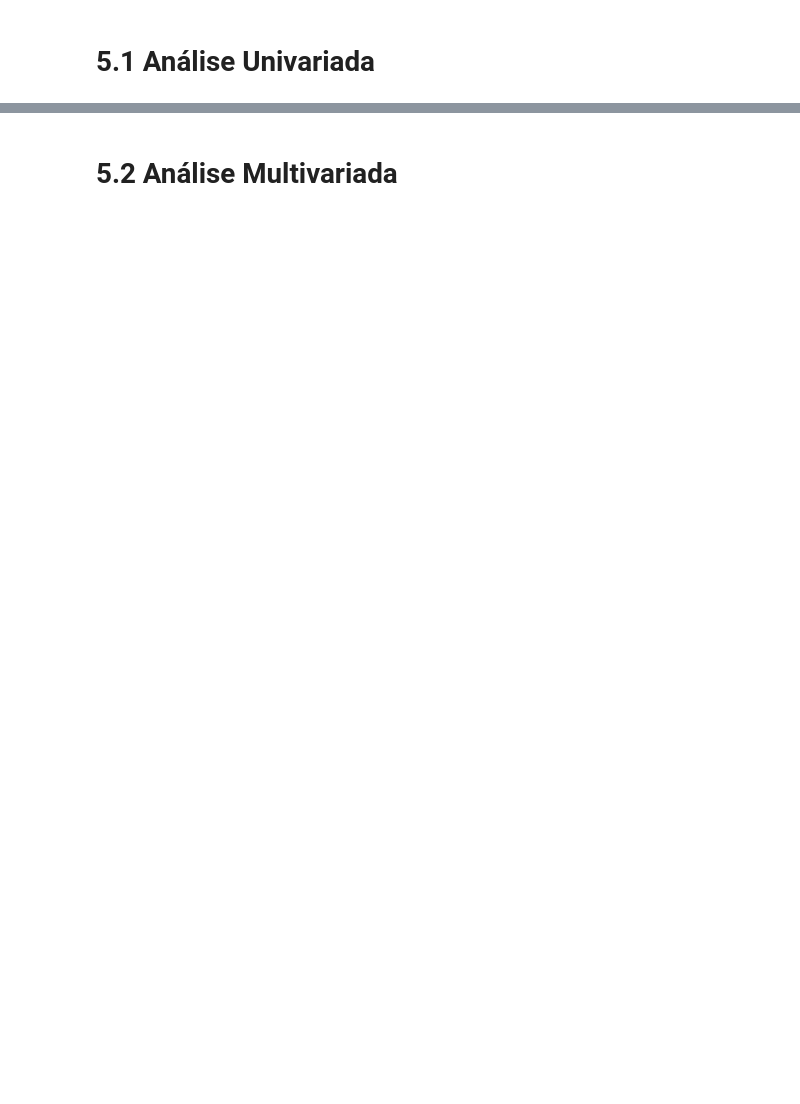
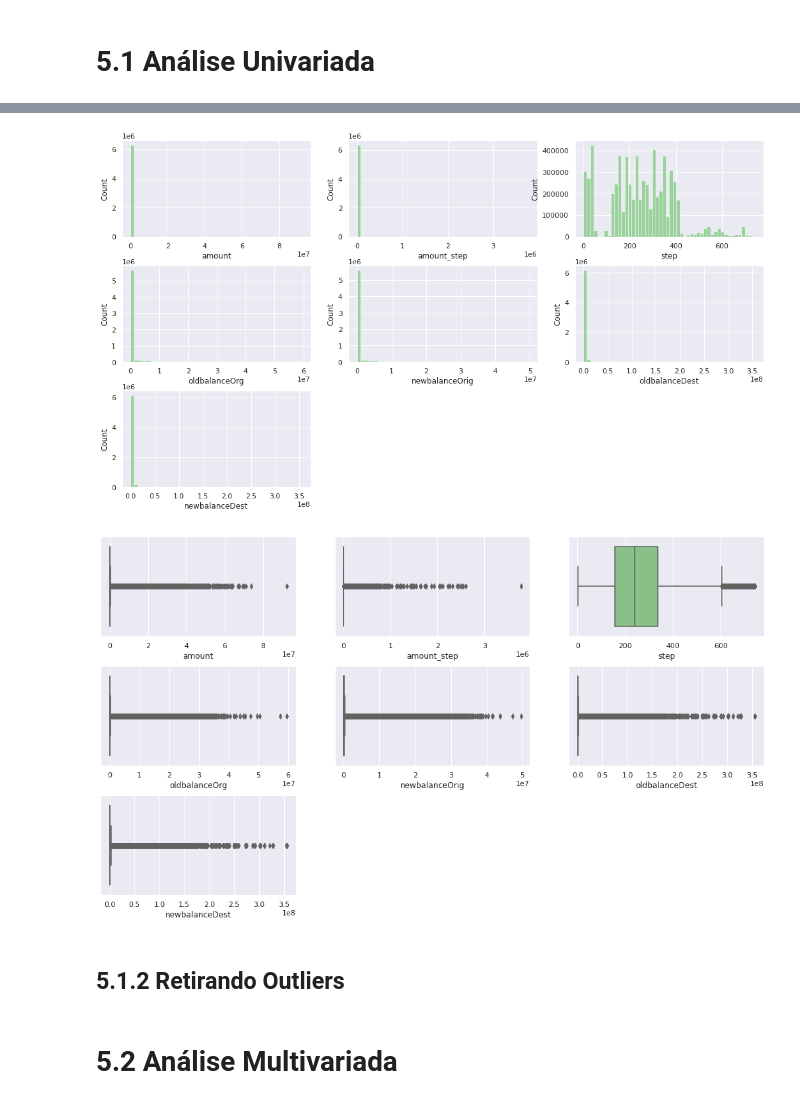
Before and after one commit to bruno154/project-6-blocker-fraud-company, a Jupyter notebook: notebooks/pa002_blocker_fraud.ipynb, the cells around one changed output, grey strips where cells are left out. Saved outputs shown, nothing was run; the diff lists cells and outputs as text; code cells hidden in the pictures; blank space fills up the shorter version.

```diff
--- a/notebooks/pa002_blocker_fraud.ipynb
+++ b/notebooks/pa002_blocker_fraud.ipynb
@@ -247,8 +320,11 @@ Image("../img/map_mental.jpg")
 # copy
 treino = train.copy()
 
+X = treino.drop('isFraud', axis=1)
+y = treino['isFraud']
+
 # dest_type
-treino['dest_type'] = treino['nameDest'].apply(lambda x: 'Merchant' if x[0] == 'M' else 'Customer')
+treino['dest_type'] = treino['nameDest'].apply(lambda x: 1 if x[0] == 'M' else 0)  # 1 - Merchant e 0-Customer
 
 # error_transaction
 treino['error_transaction'] = treino['amount'] - (treino['oldbalanceOrg'] - treino['newbalanceOrig'])
@@ -256,5 +332,9 @@ treino['error_transaction'] = treino['amount'] - (treino['oldbalanceOrg'] - trei
 # amount/step
 treino['amount_step'] = treino['amount']/treino['step']
 
+#Encoding type
+enc = OrdinalEncoder()
+treino['type'] = enc.fit_transform(np.array(treino['type']).reshape(-1, 1))
+
 # Dropping 'isFlaggedFraud'
-treino = treino.drop(['isFlaggedFraud', 'nameOrig', 'nameDest'], axis=1)
+treino.drop(['isFlaggedFraud', 'nameOrig', 'nameDest'], inplace=True, axis=1)
@@ -283,0 +350,9 @@ Lista de Hipoteses!
+# %%
+explorer = mtb.EDA(treino)
+explorer.multi_histograms(['amount','amount_step', 'step','oldbalanceOrg','newbalanceOrig','oldbalanceDest','newbalanceDest'])
+explorer.multi_boxplots(['amount','amount_step', 'step','oldbalanceOrg','newbalanceOrig','oldbalanceDest','newbalanceDest'])
+# %% [output]
+[figure, added]
+[figure, added]
+# %% [markdown]
+## 5.1.2 Retirando Outliers
```
Also changed, not shown: parts of 39 cells of this notebook, 10 other files.
